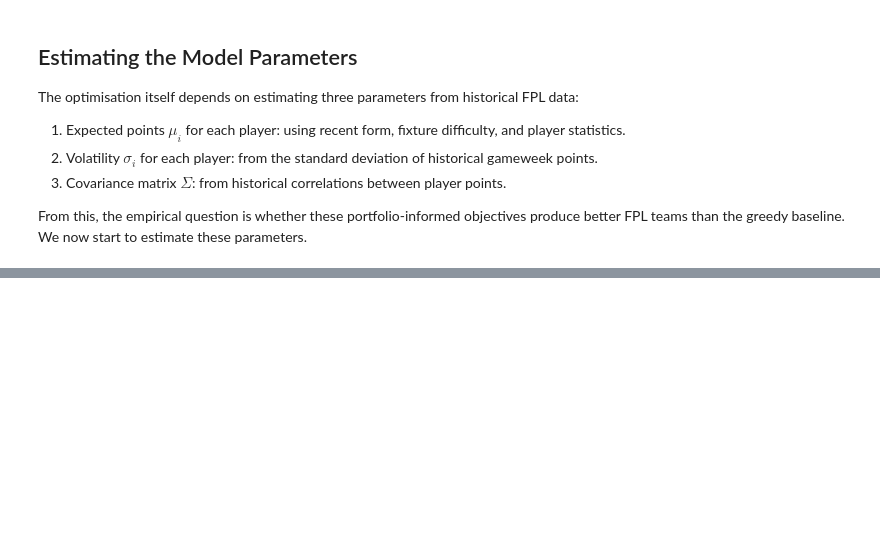
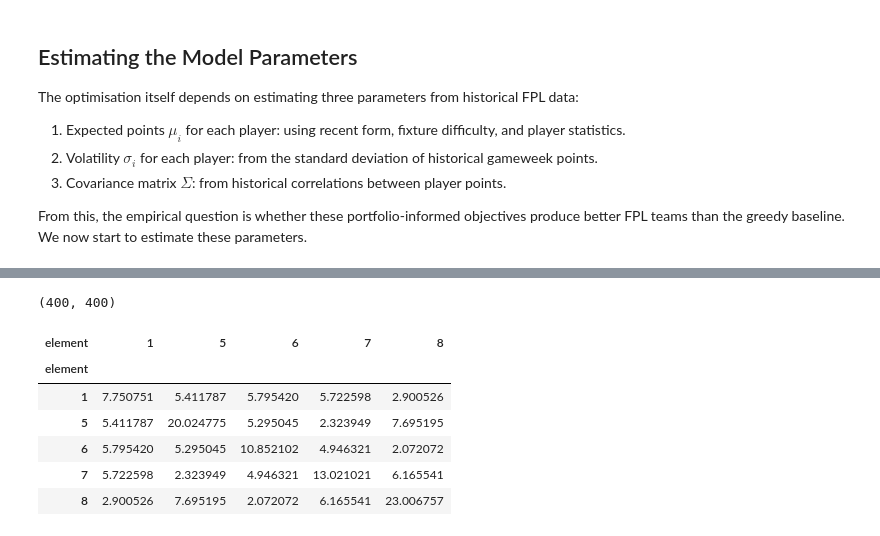
Before and after one commit to myuran-t/fpl-optimisation, a Jupyter notebook: fpl_optimization.ipynb, the cells around one changed output, grey strips where cells are left out. Saved outputs shown, nothing was run; the diff lists cells and outputs as text; code cells hidden in the pictures; blank space fills up the shorter version.

```diff
--- a/fpl_optimization.ipynb
+++ b/fpl_optimization.ipynb
@@ -899,0 +835,17 @@ This project demonstrates that financial portfolio theory has genuine applicatio
+# %%
+active_gw_pivot = gw_pivot[gw_pivot.index.isin(active_ids)]
+player_points_T = active_gw_pivot.T  # gameweeks as rows, players as columns
+
+cov_matrix = player_points_T.cov()
+
+print(cov_matrix.shape)
+cov_matrix.iloc[:5, :5]
+# %% [output]
+(400, 400)
+| element | 1 | 5 | 6 | 7 | 8 |
+| element |  |  |  |  |  |
+| 1 | 7.750751 | 5.411787 | 5.795420 | 5.722598 | 2.900526 |
+| 5 | 5.411787 | 20.024775 | 5.295045 | 2.323949 | 7.695195 |
+| 6 | 5.795420 | 5.295045 | 10.852102 | 4.946321 | 2.072072 |
+| 7 | 5.722598 | 2.323949 | 4.946321 | 13.021021 | 6.165541 |
+| 8 | 2.900526 | 7.695195 | 2.072072 | 6.165541 | 23.006757 |
```
Also changed, not shown: parts of 22 cells of this notebook.
